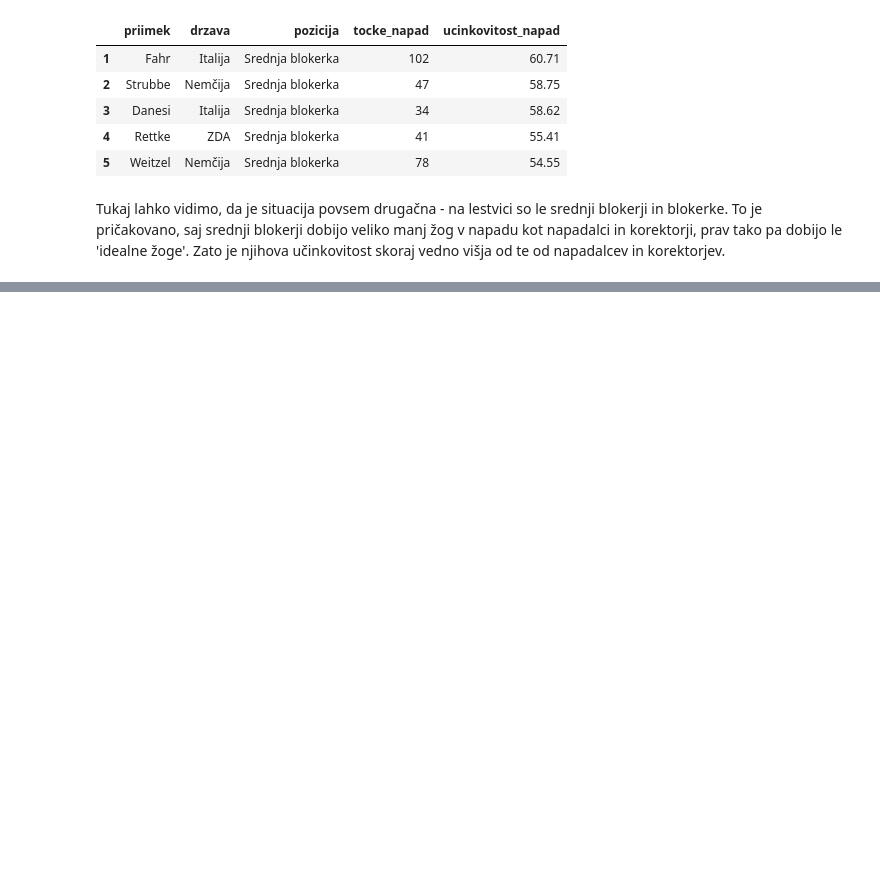
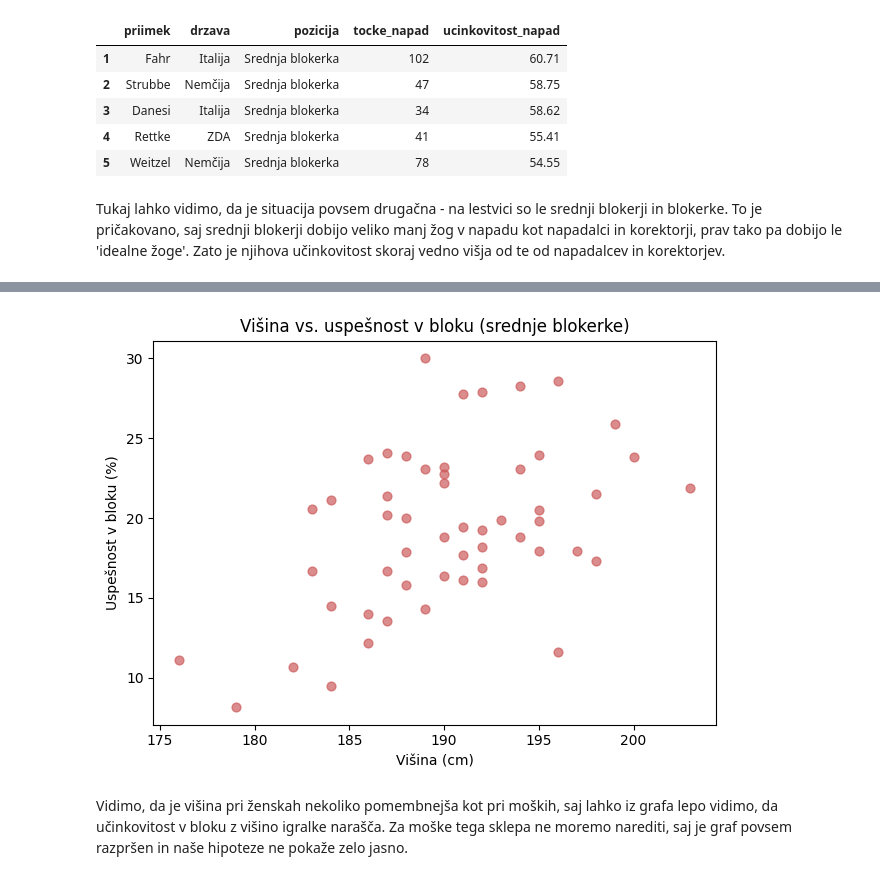
Before and after one commit to mijastijepic/UVP_projektna_naloga, a Jupyter notebook: analiza_podatkov.ipynb, the cells around one changed output, grey strips where cells are left out. Saved outputs shown, nothing was run; the diff lists cells and outputs as text; code cells hidden in the pictures; blank space fills up the shorter version.

```diff
--- a/analiza_podatkov.ipynb
+++ b/analiza_podatkov.ipynb
@@ -365,0 +386,18 @@ Tukaj lahko vidimo, da je situacija povsem drugačna - na lestvici so le srednji
+# %%
+zenske_blokerke = igralci[
+    (igralci["spol"] == "Ž") &
+    (igralci["pozicija"] == "Srednja blokerka") &
+    (igralci["tocke_blok"] >= 5)
+]
+
+plt.scatter(zenske_blokerke["visina_cm"], zenske_blokerke["uspesnost_blok"],
+            color="indianred", alpha=0.7, s=40)
+plt.title("Višina vs. uspešnost v bloku (srednje blokerke)")
+plt.xlabel("Višina (cm)")
+plt.ylabel("Uspešnost v bloku (%)")
+plt.tight_layout()
+plt.show()
+# %% [output]
+[figure, added]
+# %% [markdown]
+Vidimo, da je višina pri ženskah nekoliko pomembnejša kot pri moških, saj lahko iz grafa lepo vidimo, da učinkovitost v bloku z višino igralke narašča. Za moške tega sklepa ne moremo narediti, saj je graf povsem razpršen in naše hipoteze ne pokaže zelo jasno.
```
Also changed, not shown: parts of 3 cells of this notebook.
